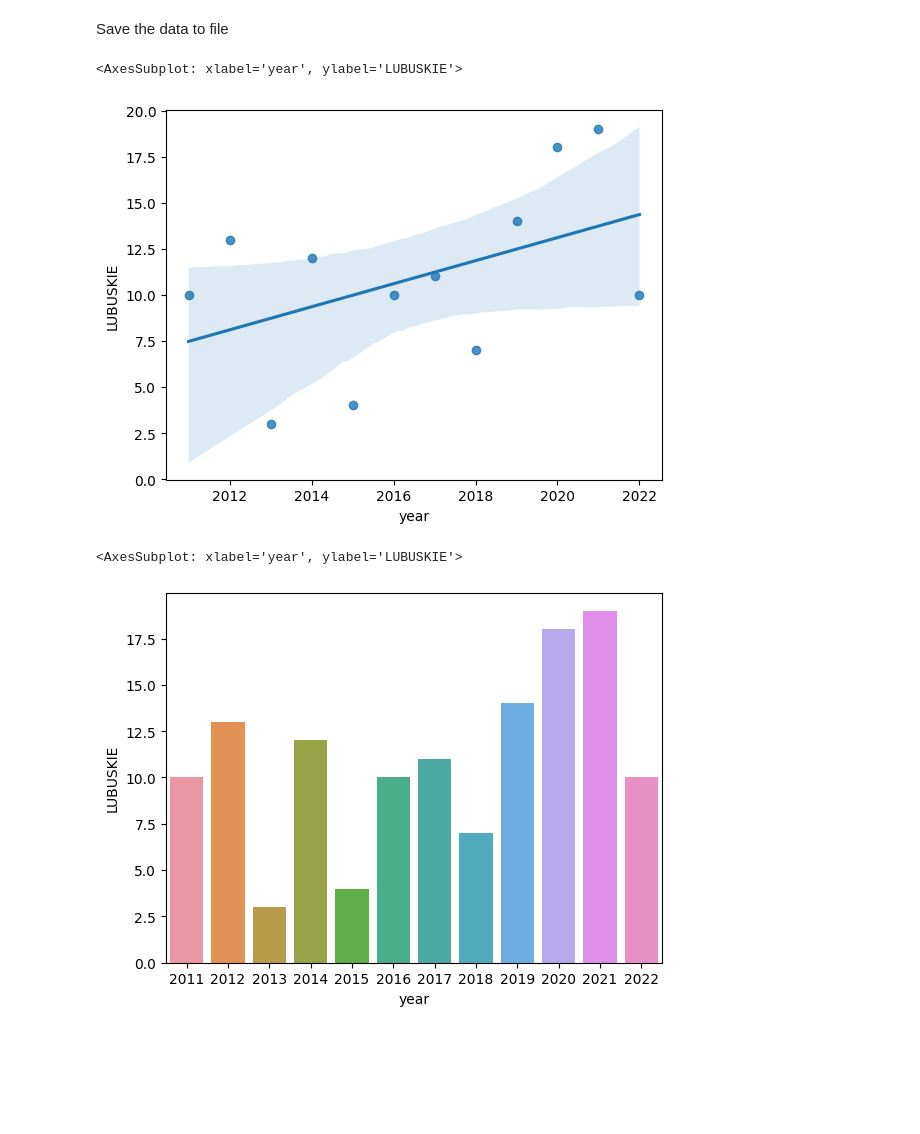
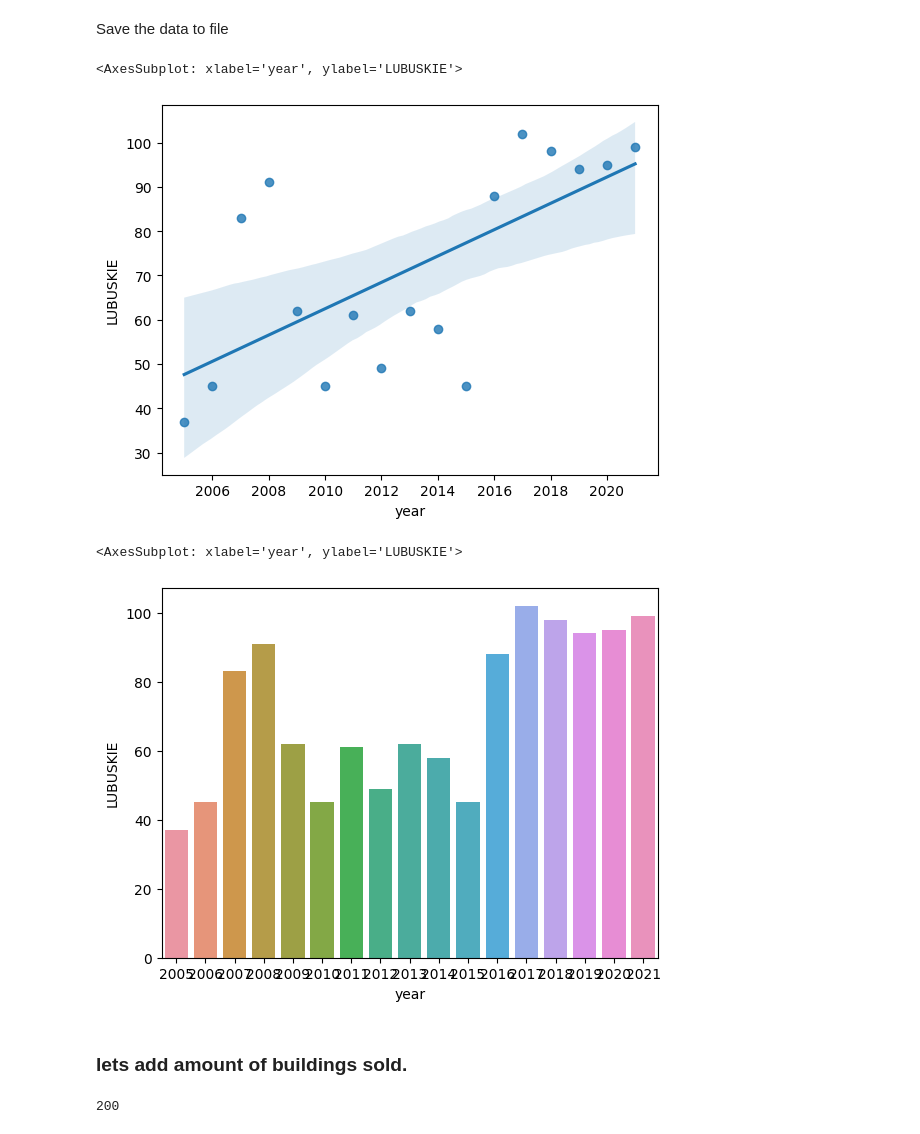
Before and after one commit to tomczykart/housing-market-prediction, a Jupyter notebook: notebooks/import_data.ipynb, the cells around one changed output. Drawn from its saved outputs; the diff is of its cells as text; code cells hidden in the pictures; blank space fills up the shorter version.

Commit message:
More data loaded

```diff
--- a/notebooks/import_data.ipynb
+++ b/notebooks/import_data.ipynb
@@ -6,7 +6,10 @@ import requests
 # %% [markdown]
 Lets create a reguest for stat.gov.pl api
 # %%
-url = 'https://bdl.stat.gov.pl/api/v1/data/by-variable/1641139?unit-level=2&lang=pl&format=json'
+url = 'https://bdl.stat.gov.pl/api/v1/data/by-variable/1641267?unit-level=2&lang=pl&format=json'
+
+
+
 r = requests.get(url)
 r.status_code
 # %% [output]
@@ -70,8 +78,8 @@ sns.barplot(data, x=data['year'], y='building_permissions')
 # %% [markdown]
 Pivot the table with regins as columns and years as indexes
 # %%
-data = data.pivot(index = 'year', columns='region', values='building_permissions')
-data = data.reset_index()
-data
+data2 = data.pivot(index = 'year', columns='region', values='building_permissions')
+data2 = data2.reset_index()
+data2
 # %% [output]
 | region | year | DOLNOŚLĄSKIE | KUJAWSKO-POMORSKIE | LUBUSKIE | MAŁOPOLSKIE | OPOLSKIE | POMORSKIE | ... |
@@ -91,12 +104,22 @@ data
 Save the data to file
 # %%
 
-sns.regplot(data, x=data['year'], y=data['LUBUSKIE'])
+sns.regplot(data2, x=data2['year'], y=data2['LUBUSKIE'])
 # %% [output]
 <AxesSubplot: xlabel='year', ylabel='LUBUSKIE'>
-[figure, old version]
+[figure, new version]
 # %%
-sns.barplot(data, x=data['year'], y=data['LUBUSKIE'])
+sns.barplot(data2, x=data2['year'], y=data2['LUBUSKIE'])
 # %% [output]
 <AxesSubplot: xlabel='year', ylabel='LUBUSKIE'>
-[figure, old version]
+[figure, new version]
+# %% [markdown]
+### lets add amount of buildings sold.
+# %%
+url2 = 'https://bdl.stat.gov.pl/api/v1/data/by-variable/633712?unit-level=2&lang=pl&format=json'
+
+
+r = requests.get(url2)
+r.status_code
+# %% [output]
+200
```
Also changed, not shown: parts of 12 cells of this notebook, 2 other files.
